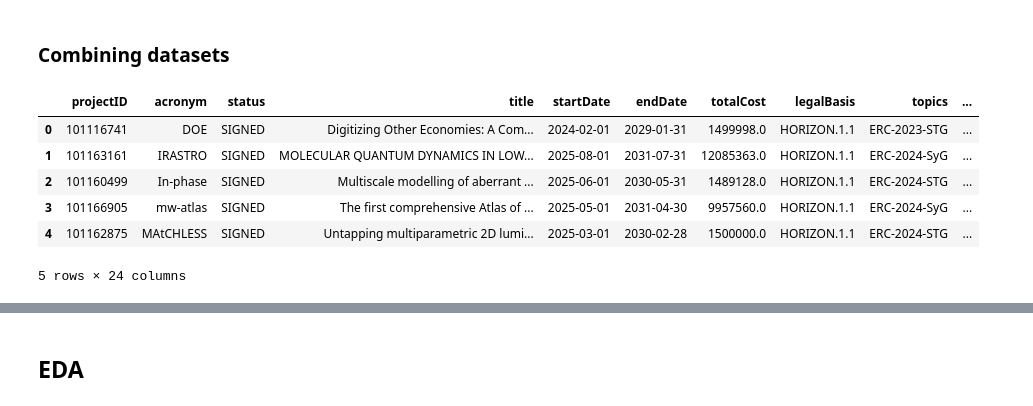
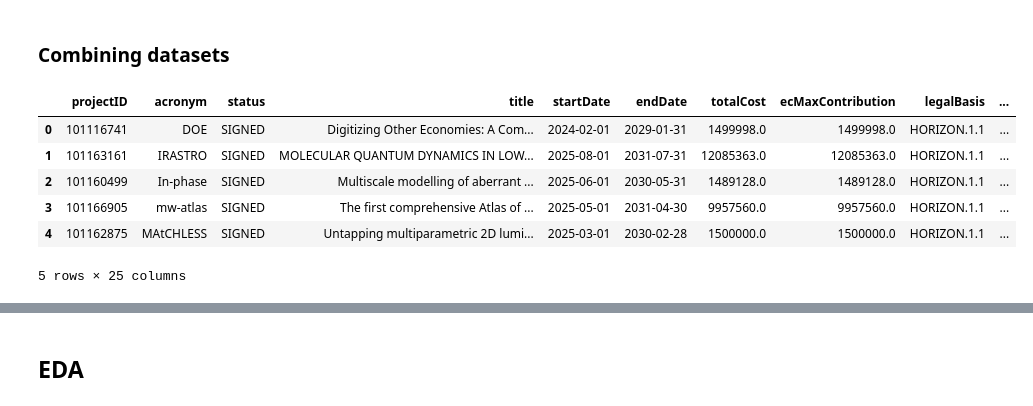
Before and after one commit to David-TMNg/Modern_Data_Analytics, a Jupyter notebook: notebooks/horizon_eda.ipynb, the cells around one changed output, grey strips where cells are left out. Drawn from its saved outputs; the diff is of its cells as text; code cells hidden in the pictures.

```diff
--- a/notebooks/horizon_eda.ipynb
+++ b/notebooks/horizon_eda.ipynb
@@ -471,20 +471,20 @@ project_summary.head()
 # %%
 project = project.rename(columns={"id": "projectID"})
 project_merged = (project
                   .merge(project_summary, on="projectID", how="left")
                   .merge(scivoc_summary, on="projectID", how="left")
                   .merge(topics[["projectID", "title_topic"]], on="projectID", how="left")
                   .merge(legal_summary, on="projectID", how="left")
-                  .drop(columns=["ecMaxContribution", "ecSignatureDate", "nature","contentUpdateDate","rcn","grantDoi"])
+                  .drop(columns=["ecSignatureDate", "nature","contentUpdateDate","rcn","grantDoi"])
 )
 project_merged.head()
 # %% [output]
-|  | projectID | acronym | status | title | startDate | endDate | totalCost | legalBasis | topics | ... |
-| 0 | 101116741 | DOE | SIGNED | Digitizing Other Economies: A Com... | 2024-02-01 | 2029-01-31 | 1499998.0 | HORIZON.1.1 | ERC-2023-STG | ... |
-| 1 | 101163161 | IRASTRO | SIGNED | MOLECULAR QUANTUM DYNAMICS IN LOW... | 2025-08-01 | 2031-07-31 | 12085363.0 | HORIZON.1.1 | ERC-2024-SyG | ... |
-| 2 | 101160499 | In-phase | SIGNED | Multiscale modelling of aberrant ... | 2025-06-01 | 2030-05-31 | 1489128.0 | HORIZON.1.1 | ERC-2024-STG | ... |
-| 3 | 101166905 | mw-atlas | SIGNED | The first comprehensive Atlas of ... | 2025-05-01 | 2031-04-30 | 9957560.0 | HORIZON.1.1 | ERC-2024-SyG | ... |
-| 4 | 101162875 | MAtCHLESS | SIGNED | Untapping multiparametric 2D lumi... | 2025-03-01 | 2030-02-28 | 1500000.0 | HORIZON.1.1 | ERC-2024-STG | ... |
+|  | projectID | acronym | status | title | startDate | endDate | totalCost | ecMaxContribution | legalBasis | ... |
+| 0 | 101116741 | DOE | SIGNED | Digitizing Other Economies: A Com... | 2024-02-01 | 2029-01-31 | 1499998.0 | 1499998.0 | HORIZON.1.1 | ... |
+| 1 | 101163161 | IRASTRO | SIGNED | MOLECULAR QUANTUM DYNAMICS IN LOW... | 2025-08-01 | 2031-07-31 | 12085363.0 | 12085363.0 | HORIZON.1.1 | ... |
+| 2 | 101160499 | In-phase | SIGNED | Multiscale modelling of aberrant ... | 2025-06-01 | 2030-05-31 | 1489128.0 | 1489128.0 | HORIZON.1.1 | ... |
+| 3 | 101166905 | mw-atlas | SIGNED | The first comprehensive Atlas of ... | 2025-05-01 | 2031-04-30 | 9957560.0 | 9957560.0 | HORIZON.1.1 | ... |
+| 4 | 101162875 | MAtCHLESS | SIGNED | Untapping multiparametric 2D lumi... | 2025-03-01 | 2030-02-28 | 1500000.0 | 1500000.0 | HORIZON.1.1 | ... |
-5 rows × 24 columns
+5 rows × 25 columns
 # %%
 project_merged["avg_funding_per_participant"] = project_merged.apply(
```
Also changed, not shown: parts of 3 cells of this notebook, 3 other files.
